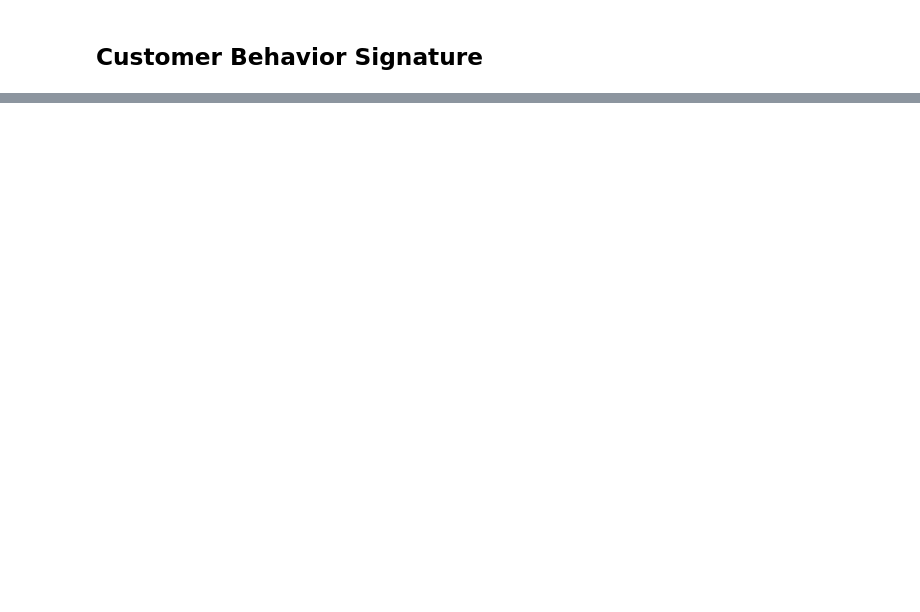
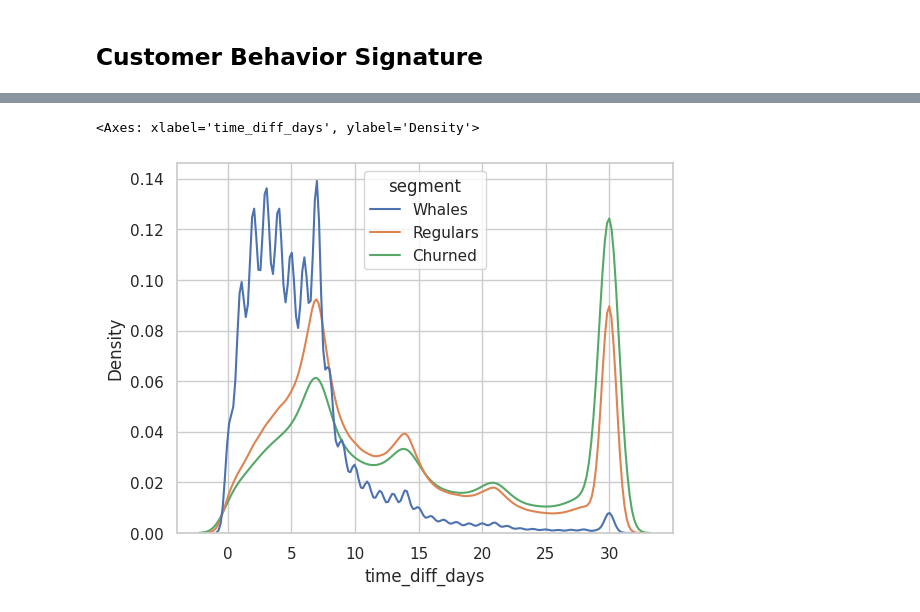
Before and after one commit to ppts2545/Instacart-Market-Basket-Analysis, a Jupyter notebook: notebooks/02_Exploratory_Data_Analysis/02a_customer_kpi_segments.ipynb, the cells around one changed output, grey strips where cells are left out. Saved outputs shown, nothing was run; the diff lists cells and outputs as text; code cells hidden in the pictures; blank space fills up the shorter version.

Commit message:
continue on eda customer behavior segment

```diff
--- a/notebooks/02_Exploratory_Data_Analysis/02a_customer_kpi_segments.ipynb
+++ b/notebooks/02_Exploratory_Data_Analysis/02a_customer_kpi_segments.ipynb
@@ -912,0 +1075,17 @@ signature
+# %%
+interorder_df = (
+    segment_txn[["user_id", "segment", "order_id", "order_date", "order_hour_of_day"]]
+    .drop_duplicates(subset=["user_id", "order_id"])
+    .copy()
+)
+
+interorder_df["order_ts"] = (
+    pd.to_datetime(interorder_df["order_date"])
+    + pd.to_timedelta(interorder_df["order_hour_of_day"], unit="h")
+)
+interorder_df = interorder_df.sort_values(["user_id", "order_ts"])
+interorder_df["time_diff"] = interorder_df.groupby("user_id")["order_ts"].diff()
+interorder_df["time_diff_days"] = interorder_df["time_diff"].dt.total_seconds() / 86400
+
+interorder_df[["user_id", "segment", "order_id", "order_ts", "time_diff_days"]].head()
+interorder_df_clean = interorder_df.dropna(subset=["time_diff_days"])
@@ -912,0 +1100,10 @@ signature
+# %%
+sns.kdeplot(
+    data=interorder_df_clean,
+    x="time_diff_days",
+    hue="segment",
+    common_norm=False
+)
+# %% [output]
+<Axes: xlabel='time_diff_days', ylabel='Density'>
+[figure, added]
```
Also changed, not shown: parts of 18 cells of this notebook, 1 other file.
